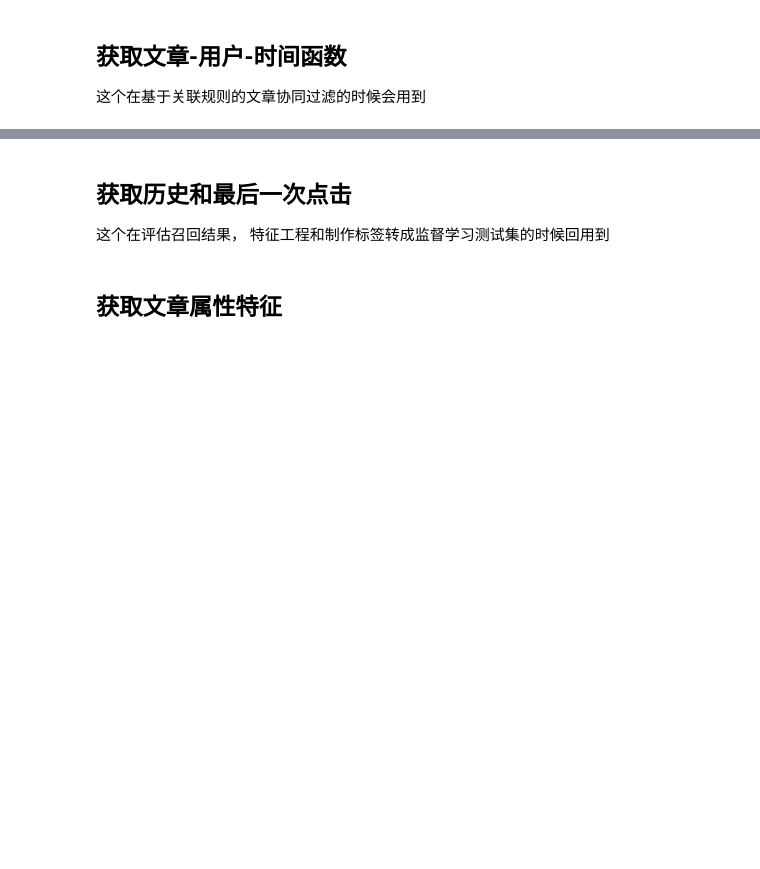
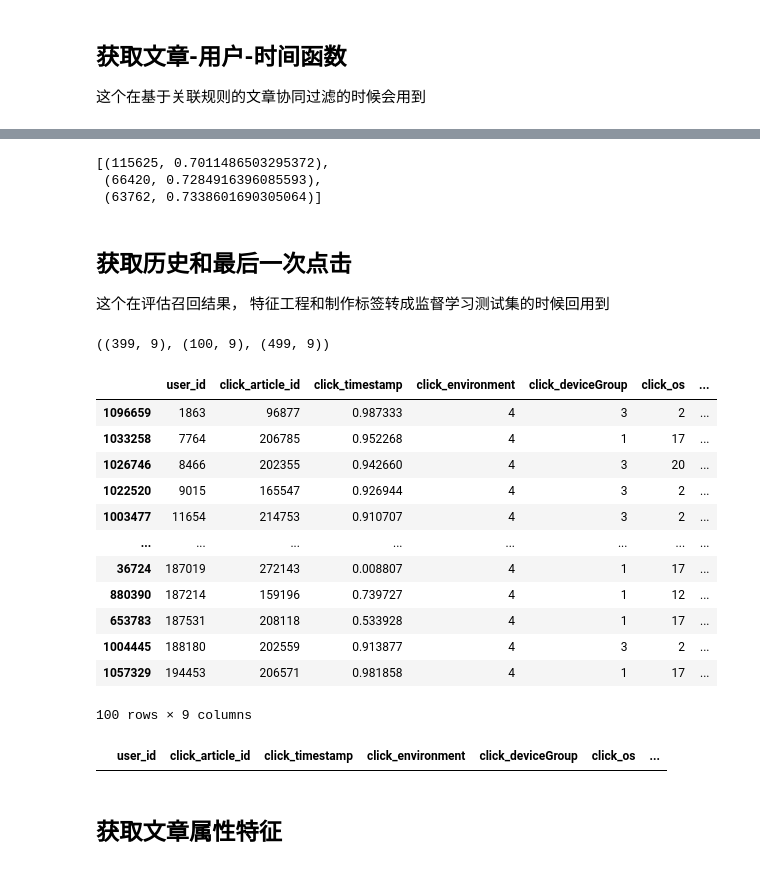
Before and after one commit to leemengtw/pyrec, a Jupyter notebook: projects/data_whale_china/task3-recall.ipynb, the cells around one changed output, grey strips where cells are left out. Saved outputs shown, nothing was run; the diff lists cells and outputs as text; code cells hidden in the pictures; blank space fills up the shorter version.

```diff
--- a/projects/data_whale_china/task3-recall.ipynb
+++ b/projects/data_whale_china/task3-recall.ipynb
@@ -232,3 +310,9 @@ def get_item_user_time_dict(click_df):
+# %%
+i_ut[20691]
+# %% [output]
+[(115625, 0.7011486503295372),
+ (66420, 0.7284916396085593),
+ (63762, 0.7338601690305064)]
 # %% [markdown]
 ## 获取历史和最后一次点击
 这个在评估召回结果， 特征工程和制作标签转成监督学习测试集的时候回用到
@@ -252,3 +339,27 @@ def get_hist_and_last_click(all_click):
+# %%
+click_hist_df.shape, click_last_df.shape, all_click_df.shape
+# %% [output]
+((399, 9), (100, 9), (499, 9))
+# %%
+all_click_df.sort_values(['user_id', 'click_timestamp']).groupby("user_id").tail(1)
+# %% [output]
+|  | user_id | click_article_id | click_timestamp | click_environment | click_deviceGroup | click_os | ... |
+| 1096659 | 1863 | 96877 | 0.987333 | 4 | 3 | 2 | ... |
+| 1033258 | 7764 | 206785 | 0.952268 | 4 | 1 | 17 | ... |
+| 1026746 | 8466 | 202355 | 0.942660 | 4 | 3 | 20 | ... |
+| 1022520 | 9015 | 165547 | 0.926944 | 4 | 3 | 2 | ... |
+| 1003477 | 11654 | 214753 | 0.910707 | 4 | 3 | 2 | ... |
+| ... | ... | ... | ... | ... | ... | ... | ... |
+| 36724 | 187019 | 272143 | 0.008807 | 4 | 1 | 17 | ... |
+| 880390 | 187214 | 159196 | 0.739727 | 4 | 1 | 12 | ... |
+| 653783 | 187531 | 208118 | 0.533928 | 4 | 1 | 17 | ... |
+| 1004445 | 188180 | 202559 | 0.913877 | 4 | 3 | 2 | ... |
+| 1057329 | 194453 | 206571 | 0.981858 | 4 | 1 | 17 | ... |
+100 rows × 9 columns
+# %%
+all_click_df[all_click_df.user_id == 1835]
+# %% [output]
+|  | user_id | click_article_id | click_timestamp | click_environment | click_deviceGroup | click_os | ... |
 # %% [markdown]
 ## 获取文章属性特征
 # %%
```
Also changed, not shown: parts of 61 cells of this notebook, 1 other file.
